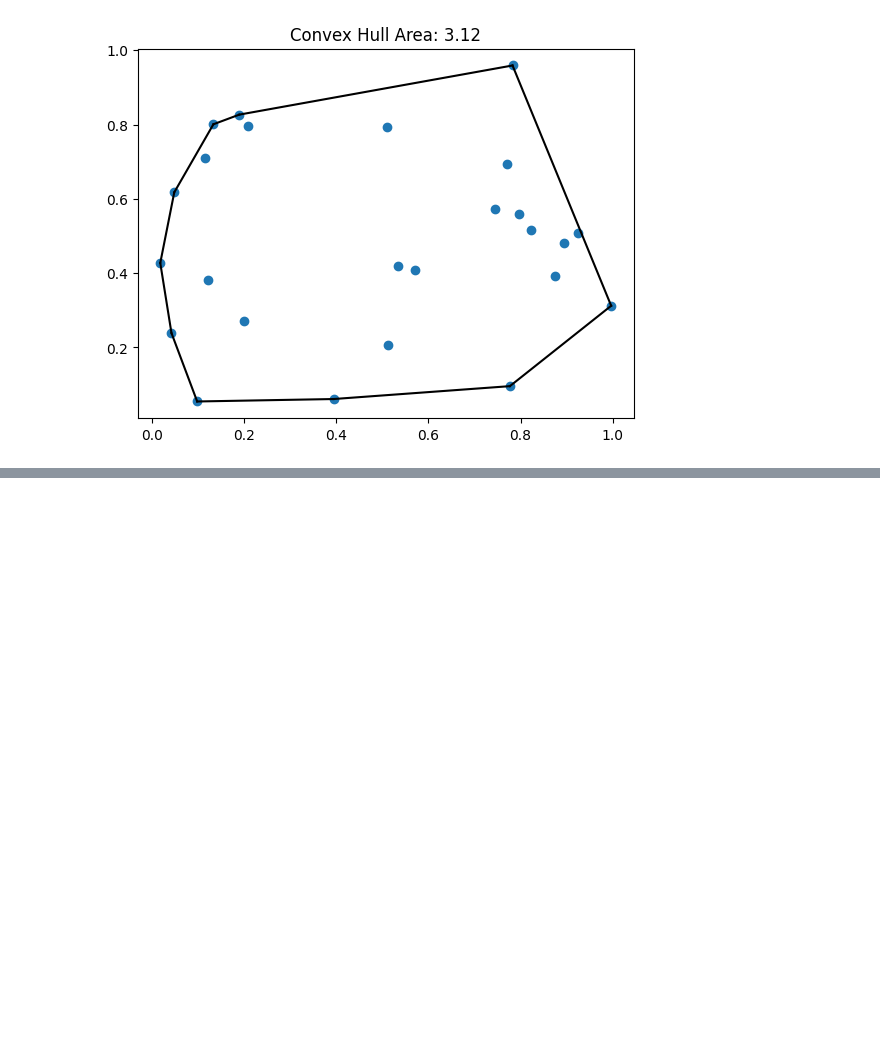
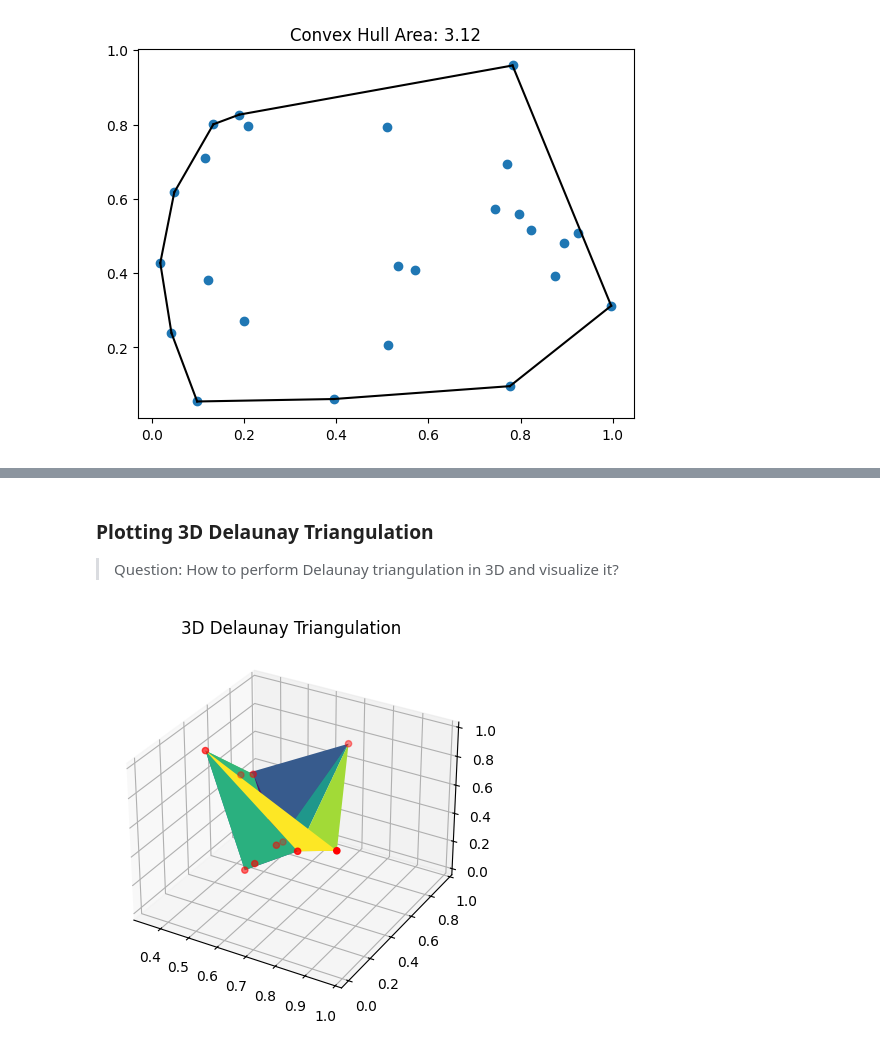
Before and after one commit to rubydamodar/SciPyMastery-From-Basics-to-Breakthroughs, a Jupyter notebook: Beginner Level/SCIPY-SPATIAL.ipynb, the cells around one changed output, grey strips where cells are left out. Cells and saved outputs as stored; diff of their text form; code cells hidden in the pictures; blank space fills up the shorter version.

```diff
--- a/Beginner Level/SCIPY-SPATIAL.ipynb
+++ b/Beginner Level/SCIPY-SPATIAL.ipynb
@@ -493,0 +510,17 @@ plt.show()
+# %% [markdown]
+### Plotting 3D Delaunay Triangulation
+> Question: How to perform Delaunay triangulation in 3D and visualize it?
+# %%
+# 3D Points
+points = np.random.rand(10, 3)
+tri = Delaunay(points)
+
+# Plot 3D triangulation
+fig = plt.figure()
+ax = fig.add_subplot(111, projection='3d')
+ax.plot_trisurf(points[:, 0], points[:, 1], points[:, 2], triangles=tri.simplices, cmap='viridis')
+ax.scatter(points[:, 0], points[:, 1], points[:, 2], color='red')
+plt.title('3D Delaunay Triangulation')
+plt.show()
+# %% [output]
+[figure, added]
```
Also changed, not shown: parts of 2 cells of this notebook.
